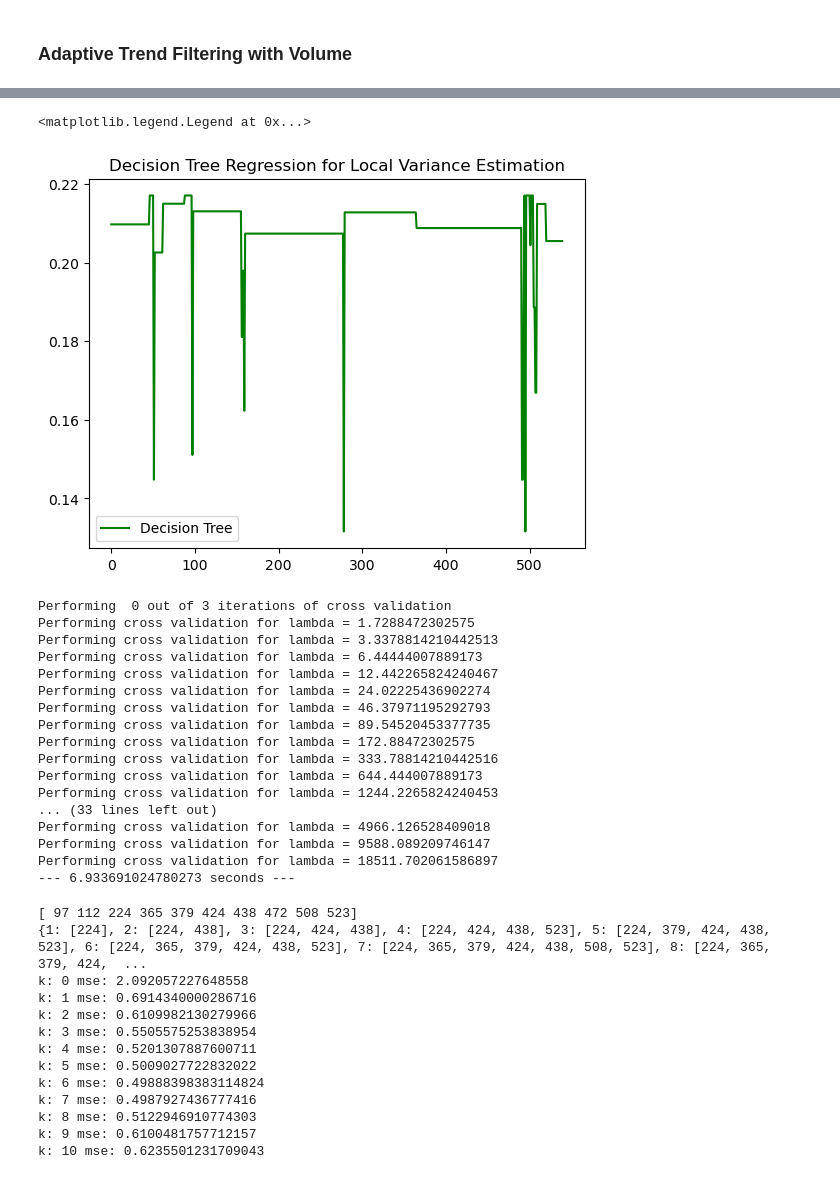
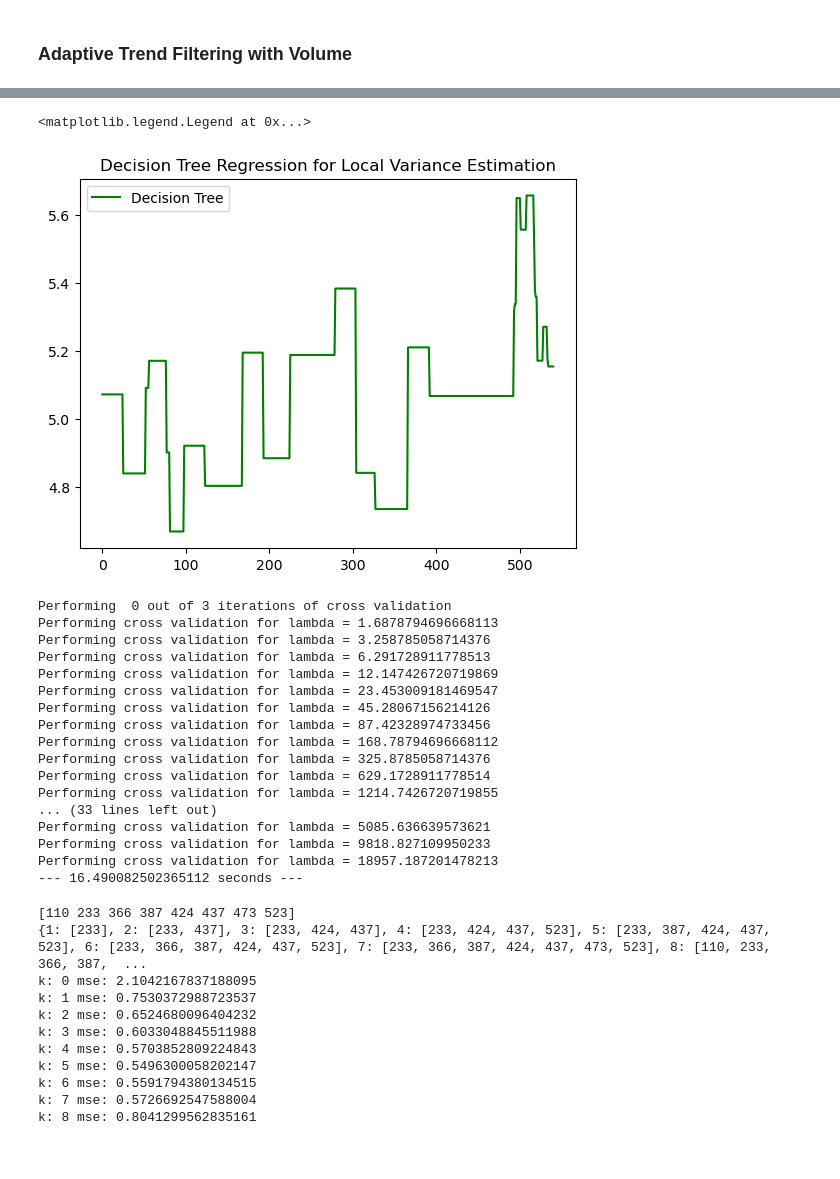
Before and after one commit to jasonbohne123/Adaptive_Signal_Estimation, a Jupyter notebook: research/estimators/Variance_Estimation.ipynb, the cells around one changed output, grey strips where cells are left out. Drawn from its saved outputs; the diff is of its cells as text; code cells hidden in the pictures.

```diff
--- a/research/estimators/Variance_Estimation.ipynb
+++ b/research/estimators/Variance_Estimation.ipynb
@@ -257,11 +260,13 @@ ax.legend()
 # %% [markdown]
 ### Adaptive Trend Filtering with Volume
 # %%
-volume=np.log(regular_trades["Trade_Volume"].values)
+volume=regular_trades["Trade_Volume"].rolling(25).mean().dropna()
+
+padded_volume=np.log(np.pad(volume, (25,0),mode='mean'))
 
 fig, ax = plt.subplots(1, 1, figsize=(10, 10))
 
-ax.plot(volume, label="AMZN Trade Volume",color='blue')
+ax.plot(padded_volume, label="AMZN Trade Volume",color='blue')
 ax.set_title("Log of Trade Volume")
 ax.set_xlabel("Time")
 ax.set_ylabel("Log of Trade Volume")
@@ -271,18 +276,18 @@ Text(0, 0.5, 'Log of Trade Volume')
 # %%
 vol_tree=tree.DecisionTreeRegressor(max_depth=5)
 
-vol_tree.fit(np.arange(len(volume)).reshape(-1,1),  volume)
+vol_tree.fit(np.arange(len(padded_volume)).reshape(-1,1),  padded_volume)
 
-predictions=vol_tree.predict(np.arange(len( volume)).reshape(-1,1))
+predictions=vol_tree.predict(np.arange(len( padded_volume)).reshape(-1,1))
 
 plt.title("Decision Tree Regression for Local Variance Estimation")
 
-plt.plot(np.arange(len( volume)), predictions, color="green", label="Decision Tree")
+plt.plot(np.arange(len( padded_volume)), predictions, color="green", label="Decision Tree")
 
 plt.legend()
 # %% [output]
 <matplotlib.legend.Legend at 0x...>
-[figure, old version]
+[figure, new version]
 # %%
 vtf=Trend_Filter(x,trade_price,k=1,method="primal_dual",prior=1/predictions)
 
@@ -292,38 +297,36 @@ cv_base_estimator(vtf)
 print("--- %s seconds ---" % (time.time() - start_time))
 # %% [output]
 Performing  0 out of 3 iterations of cross validation
-Performing cross validation for lambda = 1.7288472302575
-Performing cross validation for lambda = 3.3378814210442513
-Performing cross validation for lambda = 6.44444007889173
-Performing cross validation for lambda = 12.442265824240467
-Performing cross validation for lambda = 24.02225436902274
-Performing cross validation for lambda = 46.37971195292793
-Performing cross validation for lambda = 89.54520453377735
-Performing cross validation for lambda = 172.88472302575
-Performing cross validation for lambda = 333.78814210442516
-Performing cross validation for lambda = 644.444007889173
-Performing cross validation for lambda = 1244.2265824240453
+Performing cross validation for lambda = 1.6878794696668113
+Performing cross validation for lambda = 3.258785058714376
+Performing cross validation for lambda = 6.291728911778513
+Performing cross validation for lambda = 12.147426720719869
+Performing cross validation for lambda = 23.453009181469547
+Performing cross validation for lambda = 45.28067156214126
+Performing cross validation for lambda = 87.42328974733456
+Performing cross validation for lambda = 168.78794696668112
+Performing cross validation for lambda = 325.8785058714376
+Performing cross validation for lambda = 629.1728911778514
+Performing cross validation for lambda = 1214.7426720719855
 ... (33 lines left out)
-Performing cross validation for lambda = 4966.126528409018
-Performing cross validation for lambda = 9588.089209746147
-Performing cross validation for lambda = 18511.702061586897
---- 6.933691024780273 seconds ---
+Performing cross validation for lambda = 5085.636639573621
+Performing cross validation for lambda = 9818.827109950233
+Performing cross validation for lambda = 18957.187201478213
+--- 16.490082502365112 seconds ---
 # %%
 regime_model=Piecewise_Polynomial_Model(x,vtf.y_hat,k=1,method="continous_tf")
 # %% [output]
-[ 97 112 224 365 379 424 438 472 508 523]
-{1: [224], 2: [224, 438], 3: [224, 424, 438], 4: [224, 424, 438, 523], 5: [224, 379, 424, 438, 523], 6: [224, 365, 379, 424, 438, 523], 7: [224, 365, 379, 424, 438, 508, 523], 8: [224, 365, 379, 424,  ...
-k: 0 mse: 2.092057227648558
-k: 1 mse: 0.6914340000286716
-k: 2 mse: 0.6109982130279966
-k: 3 mse: 0.5505575253838954
-k: 4 mse: 0.5201307887600711
-k: 5 mse: 0.5009027722832022
-k: 6 mse: 0.49888398383114824
-k: 7 mse: 0.4987927436777416
-k: 8 mse: 0.5122946910774303
-k: 9 mse: 0.6100481757712157
-k: 10 mse: 0.6235501231709043
+[110 233 366 387 424 437 473 523]
+{1: [233], 2: [233, 437], 3: [233, 424, 437], 4: [233, 424, 437, 523], 5: [233, 387, 424, 437, 523], 6: [233, 366, 387, 424, 437, 523], 7: [233, 366, 387, 424, 437, 473, 523], 8: [110, 233, 366, 387,  ...
+k: 0 mse: 2.1042167837188095
+k: 1 mse: 0.7530372988723537
+k: 2 mse: 0.6524680096404232
+k: 3 mse: 0.6033048845511988
+k: 4 mse: 0.5703852809224843
+k: 5 mse: 0.5496300058202147
+k: 6 mse: 0.5591794380134515
+k: 7 mse: 0.5726692547588004
+k: 8 mse: 0.8041299562835161
 # %%
 fig,    ax = plt.subplots(1, 1, figsize=(10, 10))
 
```
Also changed, not shown: parts of 9 cells of this notebook, 14 other files.
